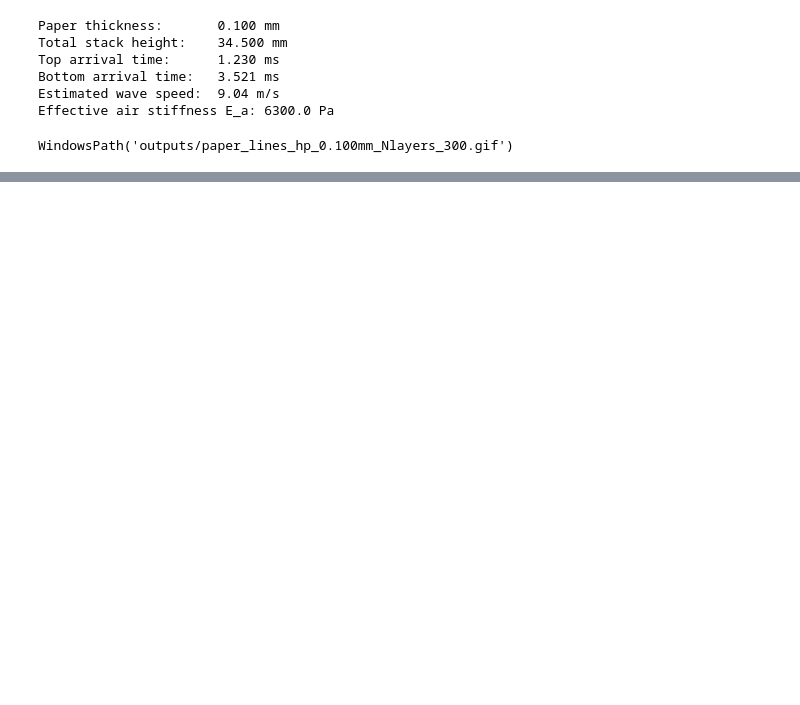
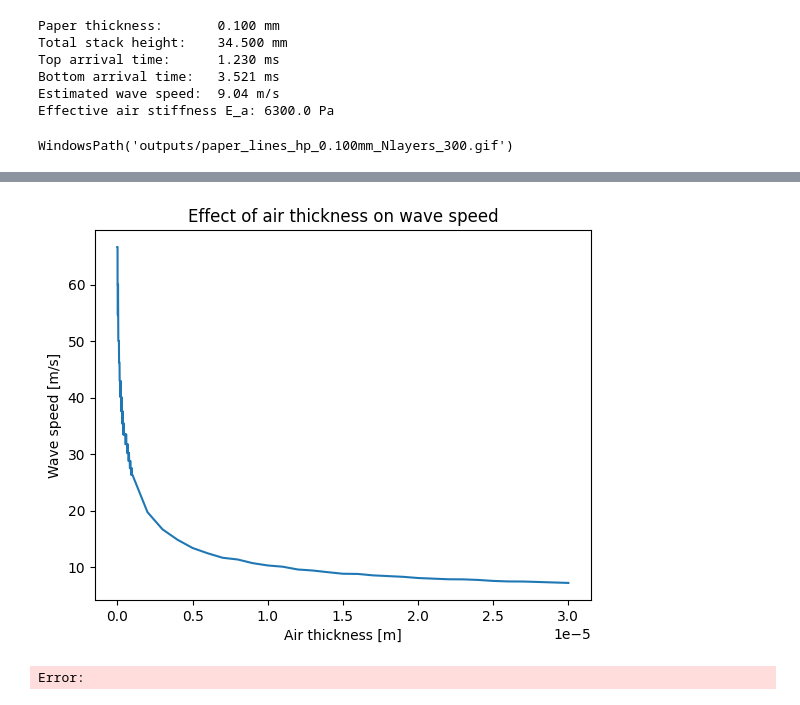
Before and after one commit to joshuadijksman/paperstack, a Jupyter notebook: Manou_version/code/simulation.ipynb, the cells around one changed output, grey strips where cells are left out. Saved outputs shown, nothing was run; the diff lists cells and outputs as text; code cells hidden in the pictures; blank space fills up the shorter version.

```diff
--- a/Manou_version/code/simulation.ipynb
+++ b/Manou_version/code/simulation.ipynb
@@ -527,12 +527,7 @@ print_summary(result_015)
 # Slow one, run only when needed
 #save_paper_lines_animation(result_015, motion_scale=20)
 
-air_thicknesses = []
-wavespeed = []
-for i in range(0.0300e-3, 0.001e-3, -0.001e-3):
-    result = simulate_paper_stack_wave(hp=0.1e-3, ha=i,  N_layers=100)
-    wavespeed.append(result['c_est'])
-    air_thicknesses.append(i)
+
 
 
 result_015 = simulate_paper_stack_wave(hp=0.15e-3, N_layers=100)
@@ -546,0 +549,17 @@ Effective air stiffness E_a: 10248.3 Pa
+# %%
+air_thicknesses = []
+wavespeed = []
+
+for i in np.arange(0.03e-3, 0.1e-5, -0.1e-5):
+    result = simulate_paper_stack_wave(hp=0.1e-3, ha=i,  N_layers=100)
+    wavespeed.append(result['c_est'])
+    air_thicknesses.append(i)
+    print(i)
+
+print("Second half of the range")
+
+for i in np.arange(0.1e-5, 0.1e-7, -0.1e-7):
+    result = simulate_paper_stack_wave(hp=0.1e-3, ha=i,  N_layers=100)
+    wavespeed.append(result['c_est'])
+    air_thicknesses.append(i)
+    print(i)
@@ -546,0 +584,6 @@ Effective air stiffness E_a: 10248.3 Pa
+# %%
+for i in np.arange(0.1e-7, 0.1e-8, -0.1e-8):
+    result = simulate_paper_stack_wave(hp=0.1e-3, ha=i,  N_layers=100)
+    wavespeed.append(result['c_est'])
+    air_thicknesses.append(i)
+    print(i)
@@ -546,0 +600,9 @@ Effective air stiffness E_a: 10248.3 Pa
+# %%
+plt.plot(air_thicknesses, wavespeed)
+plt.xlabel("Air thickness [m]")
+plt.ylabel("Wave speed [m/s]")
+plt.title("Effect of air thickness on wave speed")
+plt.show()
+# %% [output]
+[figure, added]
+Error:
```
Also changed, not shown: parts of 5 cells of this notebook, 46 other files.
